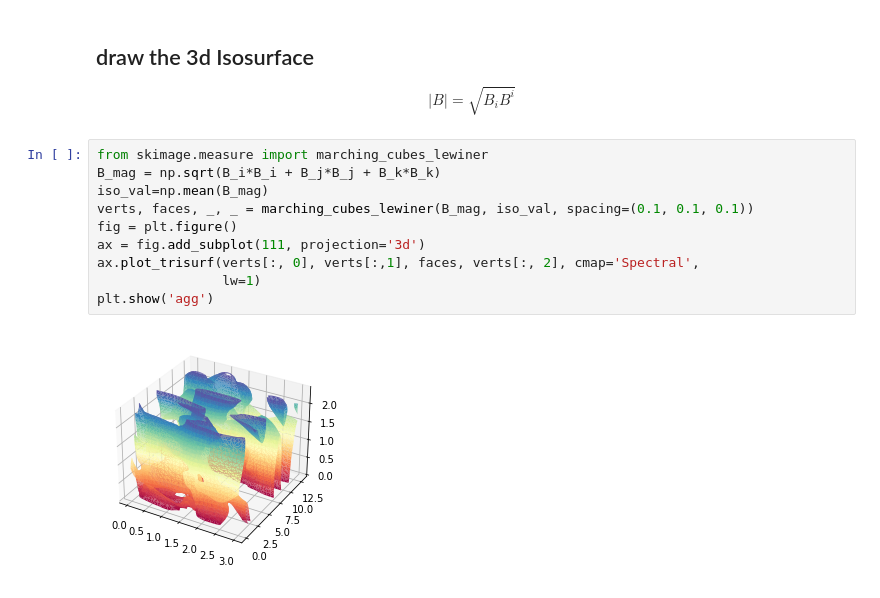
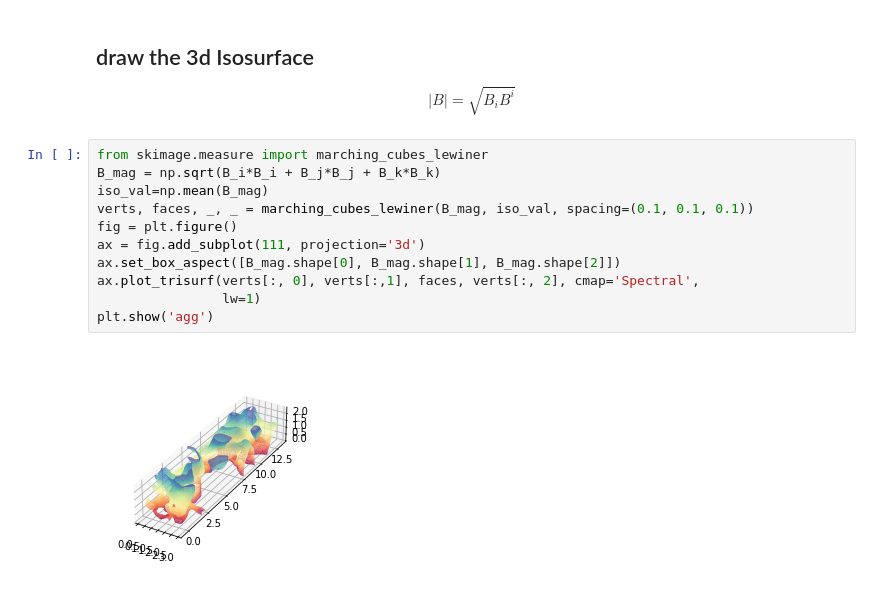
Before and after one commit to S-Yuan137/LIC, a Jupyter notebook: test_clump_hd5.ipynb, the cells around one changed output. Drawn from its saved outputs; the diff is of its cells as text.

```diff
--- a/test_clump_hd5.ipynb
+++ b/test_clump_hd5.ipynb
@@ -52,12 +52,13 @@ $$|B| = \sqrt{B_iB^i}$$
 # %%
 from skimage.measure import marching_cubes_lewiner
 B_mag = np.sqrt(B_i*B_i + B_j*B_j + B_k*B_k)
 iso_val=np.mean(B_mag)
 verts, faces, _, _ = marching_cubes_lewiner(B_mag, iso_val, spacing=(0.1, 0.1, 0.1))
 fig = plt.figure()
 ax = fig.add_subplot(111, projection='3d')
+ax.set_box_aspect([B_mag.shape[0], B_mag.shape[1], B_mag.shape[2]])
 ax.plot_trisurf(verts[:, 0], verts[:,1], faces, verts[:, 2], cmap='Spectral',
                 lw=1)
 plt.show('agg')
 # %% [output]
-[figure, old version]
+[figure, new version]
```
Also changed, not shown: parts of 3 cells of this notebook.
